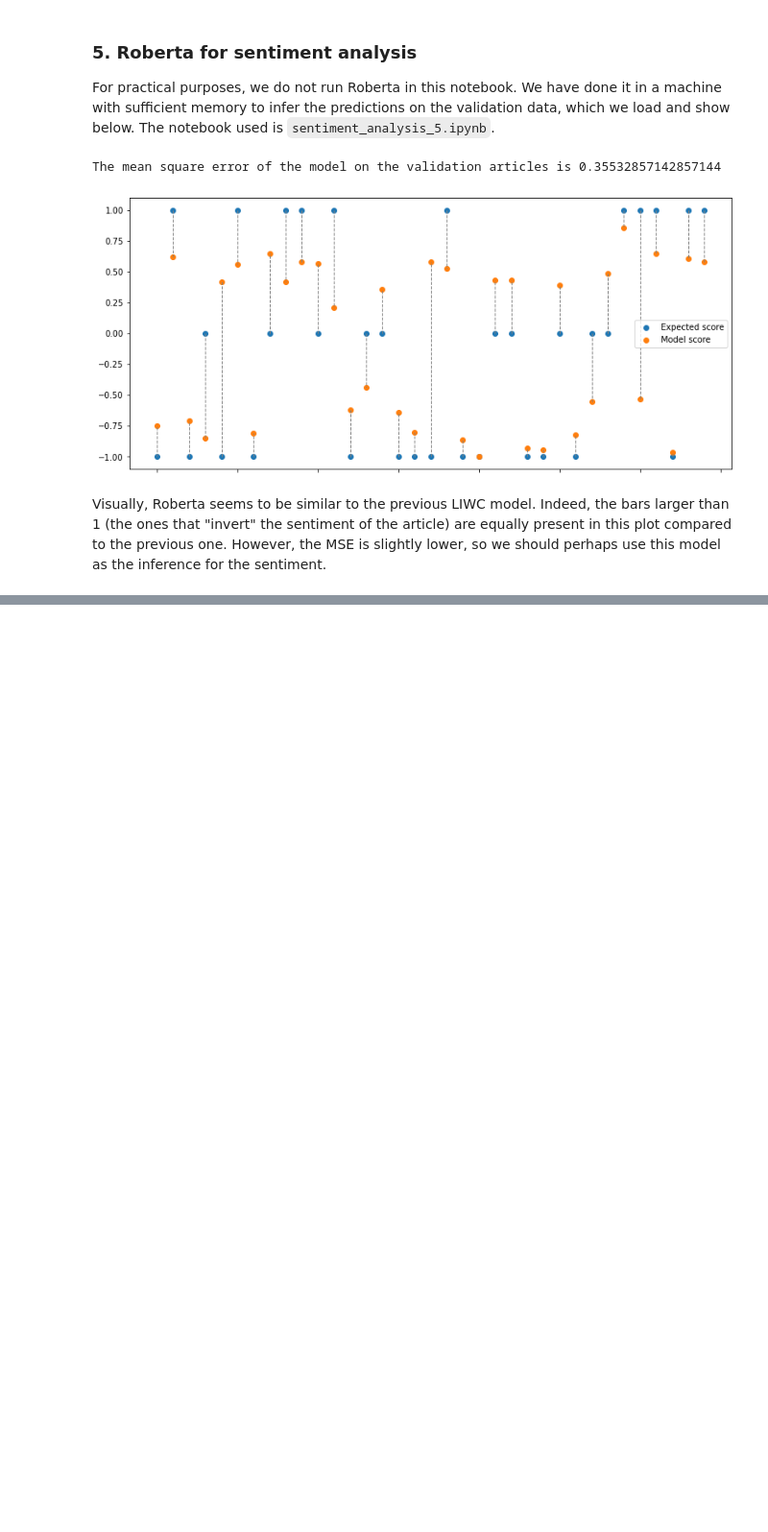
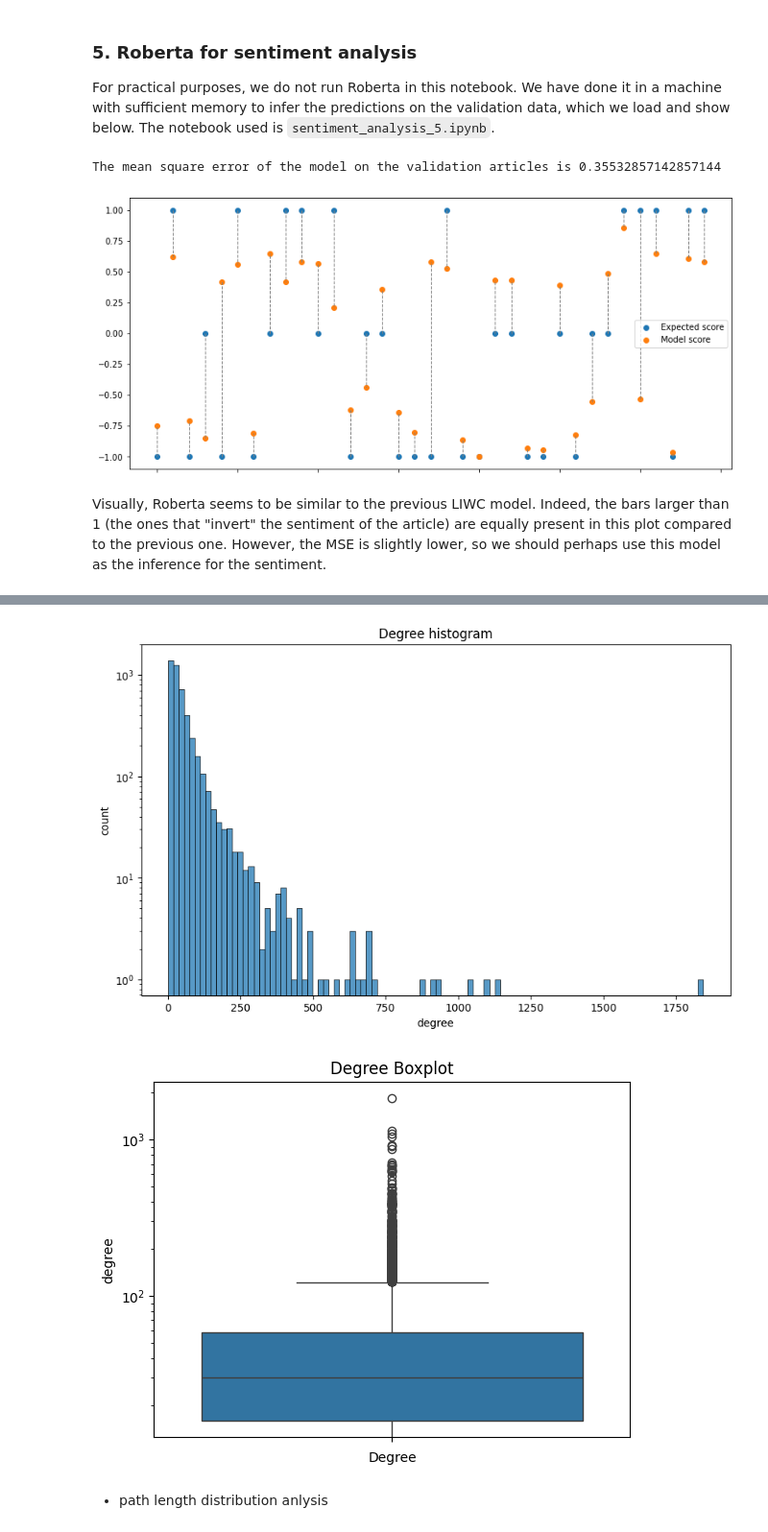
Before and after one commit to epfl-ada/ada-2023-project-statsquad3, a Jupyter notebook: main.ipynb, the cells around one changed output, grey strips where cells are left out. Shown: that part at 96% size. Cells and saved outputs as stored; diff of their text form; code cells hidden in the pictures; blank space fills up the shorter version.

```diff
--- a/main.ipynb
+++ b/main.ipynb
@@ -301,0 +354,4 @@ Visually, Roberta seems to be similar to the previous LIWC model. Indeed, the ba
+# %%
+file_path = '../data/links.tsv'
+df_links = pd.read_csv(file_path, sep='\t', header=None)
+df_links.head()
@@ -301,0 +365,2 @@ Visually, Roberta seems to be similar to the previous LIWC model. Indeed, the ba
+# %%
+articles = pd.read_csv('../data/articles.tsv', sep='\t', header=None)
@@ -301,0 +385,14 @@ Visually, Roberta seems to be similar to the previous LIWC model. Indeed, the ba
+# %%
+import matplotlib.pyplot as plt
+import seaborn as sns
+
+# calculate the degree of each article
+articles.columns = ['article']
+# left join to get the degree of each article
+degree_out = df_links.groupby(0).count().reset_index()
+degree_out.columns = ['article', 'degree_out']
+degree_in = df_links.groupby(1).count().reset_index()
+degree_in.columns = ['article', 'degree_in']
+articles = articles.merge(degree_out, on='article', how='left').fillna(0).merge(degree_in, on='article', how='left').fillna(0)
+articles['degree'] = articles['degree_out'] + articles['degree_in']
+articles.describe()
@@ -301,0 +419,20 @@ Visually, Roberta seems to be similar to the previous LIWC model. Indeed, the ba
+# %%
+# plot the hist degree distribution with logy scale
+plt.figure(figsize=(10, 6))
+sns.histplot(articles['degree'], kde=False, bins=100)
+plt.yscale('log')
+plt.xlabel('degree')
+plt.ylabel('count')
+plt.title('Degree histogram')
+plt.show()
+
+sns.boxplot(articles['degree'])
+plt.xlabel('Degree')
+plt.title('Degree Boxplot')
+plt.yscale('log')
+plt.show()
+# %% [output]
+[figure, added]
+[figure, added]
+# %% [markdown]
+- path length distribution anlysis
```
Also changed, not shown: parts of 29 cells of this notebook.
